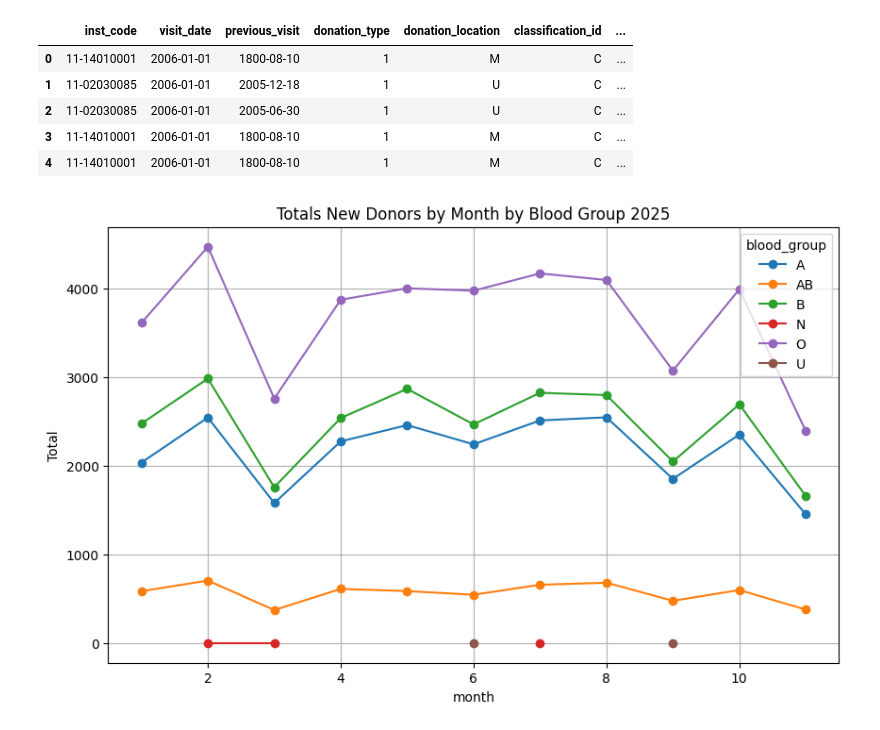
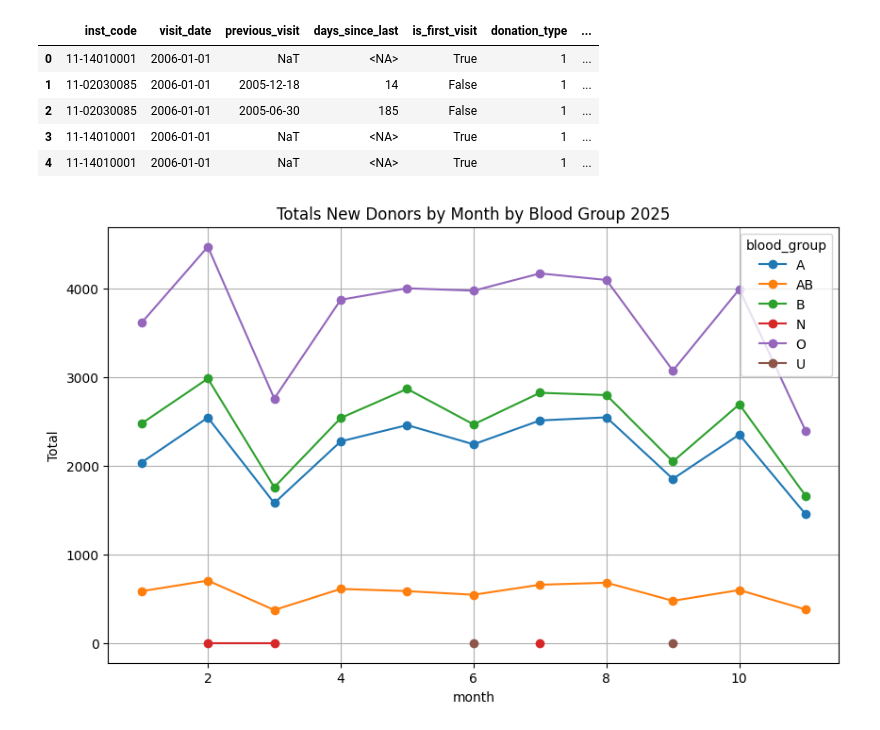
Before and after one commit to amaknabil/etl-blood-donation, a Jupyter notebook: eda/historical_eda.ipynb, the cells around one changed output. Cells and saved outputs as stored; diff of their text form; code cells hidden in the pictures.

```diff
--- a/eda/historical_eda.ipynb
+++ b/eda/historical_eda.ipynb
@@ -4,16 +4,31 @@ import matplotlib.pyplot as plt
 
 con = duckdb.connect("../blood_data.duckdb")
 # %%
-df = con.execute("select * from historical").df()
+query = """
+            select
+                inst_code,
+                visit_date,
+                CASE WHEN previous_visit = '1800-08-10' THEN NULL ELSE previous_visit END as previous_visit,
+                case when previous_visit = '1800-08-10' then null else (visit_date - previous_visit) end as days_since_last,
+                case when previous_visit = '1800-08-10' then true else false end as is_first_visit,
+                donation_type,
+                donation_location,
+                classification_id,
+                blood_group
+            from historical
+            order by visit_date
+        """
+
+df = con.execute(query).df()
 
 df.head()
 # %% [output]
-|  | inst_code | visit_date | previous_visit | donation_type | donation_location | classification_id | ... |
-| 0 | 11-14010001 | 2006-01-01 | 1800-08-10 | 1 | M | C | ... |
-| 1 | 11-02030085 | 2006-01-01 | 2005-12-18 | 1 | U | C | ... |
-| 2 | 11-02030085 | 2006-01-01 | 2005-06-30 | 1 | U | C | ... |
-| 3 | 11-14010001 | 2006-01-01 | 1800-08-10 | 1 | M | C | ... |
-| 4 | 11-14010001 | 2006-01-01 | 1800-08-10 | 1 | M | C | ... |
+|  | inst_code | visit_date | previous_visit | days_since_last | is_first_visit | donation_type | ... |
+| 0 | 11-14010001 | 2006-01-01 | NaT | <NA> | True | 1 | ... |
+| 1 | 11-02030085 | 2006-01-01 | 2005-12-18 | 14 | False | 1 | ... |
+| 2 | 11-02030085 | 2006-01-01 | 2005-06-30 | 185 | False | 1 | ... |
+| 3 | 11-14010001 | 2006-01-01 | NaT | <NA> | True | 1 | ... |
+| 4 | 11-14010001 | 2006-01-01 | NaT | <NA> | True | 1 | ... |
 # %%
 query = "select MONTH(visit_date) as month,blood_group,count(blood_group) as total from historical where YEAR(visit_date) = 2025 and YEAR(previous_visit) = 1800 group by MONTH(visit_date),blood_group order by month,blood_group"
 
```
Also changed, not shown: 7 other files.
